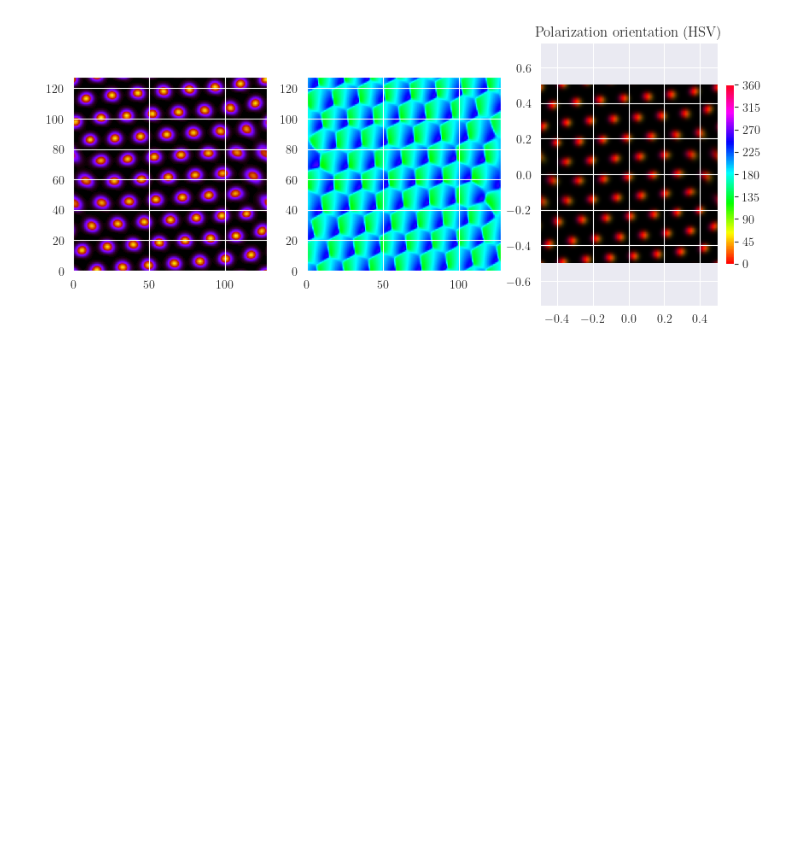
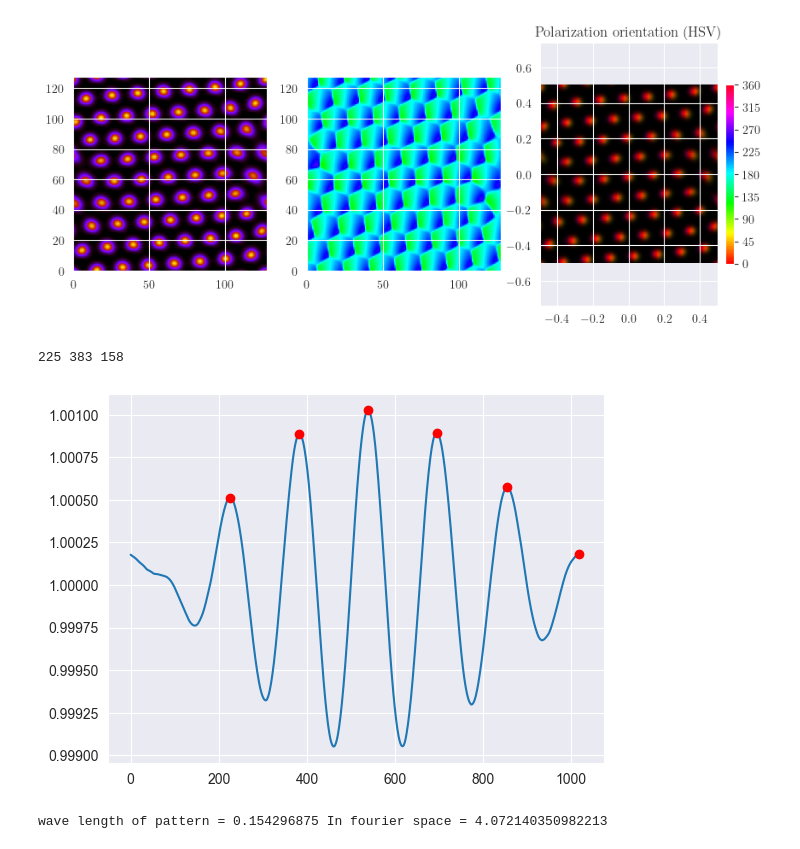
Before and after one commit to Jaegg3rNat/ABP_Flocking, a Jupyter notebook: Code/Analysis_ABP.ipynb, the cells around one changed output. Drawn from its saved outputs; the diff is of its cells as text; code cells hidden in the pictures; blank space fills up the shorter version.

```diff
--- a/Code/Analysis_ABP.ipynb
+++ b/Code/Analysis_ABP.ipynb
@@ -535,3 +663,45 @@ VELOCITY: 0.008
  ##############################################
 [figure]
 [figure]
+# %%
+import numpy as np
+import matplotlib.pyplot as plt
+
+
+DIFF_T = 1.5e-5
+COMP_RADIUS = 0.1
+DIFF_R =0.001
+TAU = COMP_RADIUS**2 / DIFF_T
+D_r = DIFF_R* TAU
+
+rho0 = np.loadtxt("rho1.txt")
+rho1 = np.loadtxt("rho10.txt")
+# print(rho0)
+plt.plot(rho1)
+
+
+from scipy.ndimage import gaussian_filter1d
+
+rho_smooth = gaussian_filter1d(rho1, sigma=2)
+
+# first derivative
+drho = np.gradient(rho_smooth)
+
+# peaks where derivative changes sign
+peaks = np.where((drho[:-1] > 0) & (drho[1:] < 0))[0]
+
+
+plt.plot(peaks, rho1[peaks], "ro")
+
+lambd = peaks[1] - peaks[0]
+print(peaks[0], peaks[1], lambd)
+
+
+plt.grid(True)
+plt.show()
+
+print(f'wave length of pattern = {lambd/1024}', f'In fourier space = {COMP_RADIUS* 2*np.pi/ (lambd/1024)}')
+# %% [output]
+225 383 158
+[figure, added]
+wave length of pattern = 0.154296875 In fourier space = 4.072140350982213
```
Also changed, not shown: parts of 5 cells of this notebook, 10 other files.
